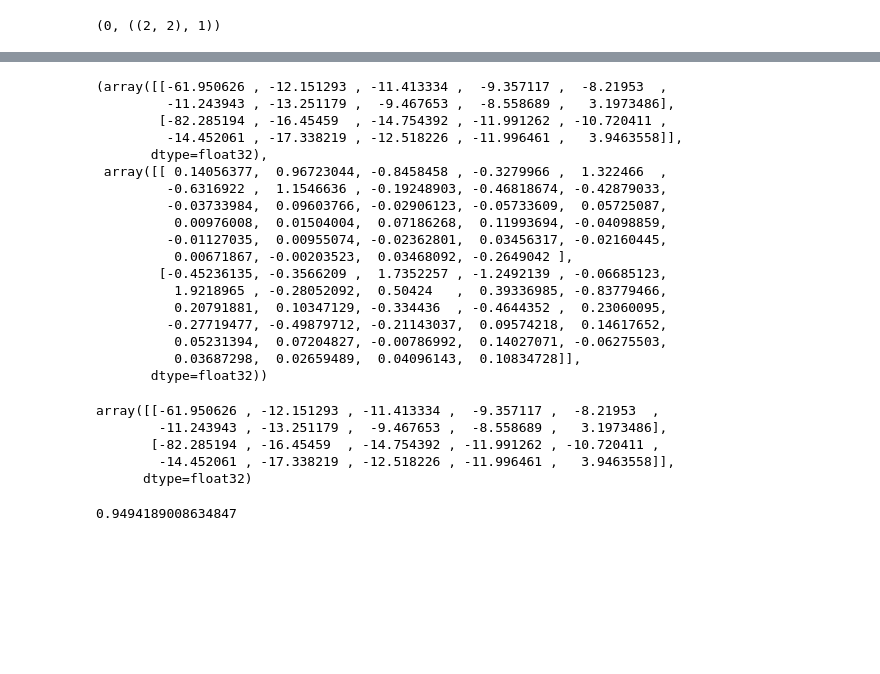
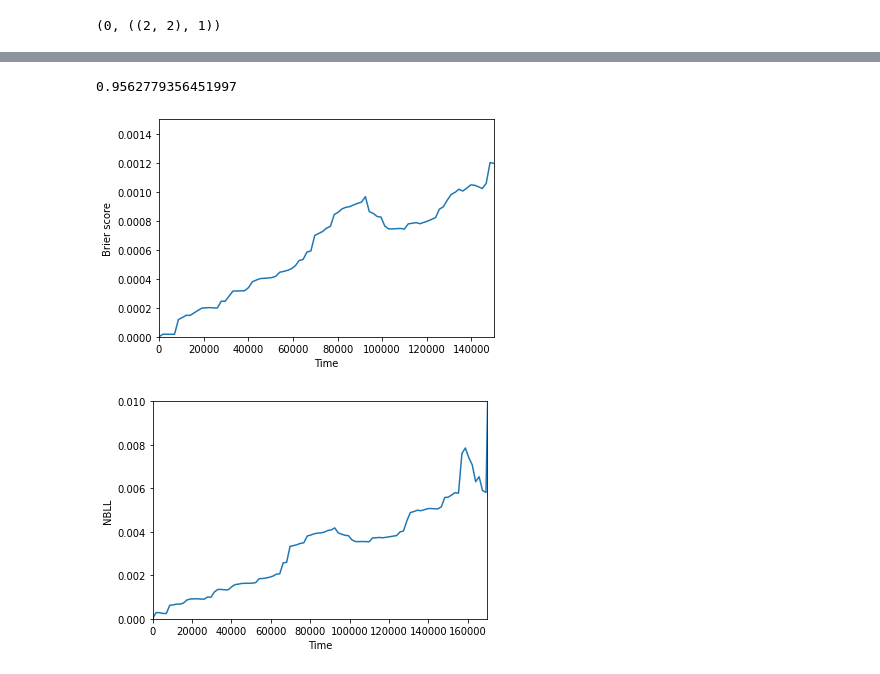
Before and after one commit to munchmuch/ds-blog, a Jupyter notebook: _notebooks/2021-10-24-Survival-analysis-VAE.ipynb, the cells around one changed output, grey strips where cells are left out. Drawn from its saved outputs; the diff is of its cells as text; code cells hidden in the pictures; blank space fills up the shorter version.

```diff
--- a/_notebooks/2021-10-24-Survival-analysis-VAE.ipynb
+++ b/_notebooks/2021-10-24-Survival-analysis-VAE.ipynb
@@ -259,45 +225,24 @@ _ = plt.xlabel('Time')
-# %%
-model.predict_net(X_test_transformed[:2])
-# %% [output]
-(array([[-61.950626 , -12.151293 , -11.413334 ,  -9.357117 ,  -8.21953  ,
-         -11.243943 , -13.251179 ,  -9.467653 ,  -8.558689 ,   3.1973486],
-        [-82.285194 , -16.45459  , -14.754392 , -11.991262 , -10.720411 ,
-         -14.452061 , -17.338219 , -12.518226 , -11.996461 ,   3.9463558]],
-       dtype=float32),
- array([[ 0.14056377,  0.96723044, -0.8458458 , -0.3279966 ,  1.322466  ,
-         -0.6316922 ,  1.1546636 , -0.19248903, -0.46818674, -0.42879033,
-         -0.03733984,  0.09603766, -0.02906123, -0.05733609,  0.05725087,
-          0.00976008,  0.01504004,  0.07186268,  0.11993694, -0.04098859,
-         -0.01127035,  0.00955074, -0.02362801,  0.03456317, -0.02160445,
-          0.00671867, -0.00203523,  0.03468092, -0.2649042 ],
-        [-0.45236135, -0.3566209 ,  1.7352257 , -1.2492139 , -0.06685123,
-          1.9218965 , -0.28052092,  0.50424   ,  0.39336985, -0.83779466,
-          0.20791881,  0.10347129, -0.334436  , -0.4644352 ,  0.23060095,
-         -0.27719477, -0.49879712, -0.21143037,  0.09574218,  0.14617652,
-          0.05231394,  0.07204827, -0.00786992,  0.14027071, -0.06275503,
-          0.03687298,  0.02659489,  0.04096143,  0.10834728]],
-       dtype=float32))
-# %%
-model.predict_net(X_test_transformed[:2], func=lambda x: x[0])
-# %% [output]
-array([[-61.950626 , -12.151293 , -11.413334 ,  -9.357117 ,  -8.21953  ,
-        -11.243943 , -13.251179 ,  -9.467653 ,  -8.558689 ,   3.1973486],
-       [-82.285194 , -16.45459  , -14.754392 , -11.991262 , -10.720411 ,
-        -14.452061 , -17.338219 , -12.518226 , -11.996461 ,   3.9463558]],
-      dtype=float32)
 # %%
-# ev = EvalSurv(surv.astype('float32'), d_test.to_numpy().astype('float32'), y_test.to_numpy().astype('float32'), censor_surv='km')
-ev = EvalSurv(surv.astype('float32'), d_test.to_numpy().astype('float32'), y_test.to_numpy().astype('float32'))
+ev = EvalSurv(surv.astype('float32'), d_test.to_numpy().astype('float32'), y_test.to_numpy().astype('float32'), censor_surv='km')
+ev.concordance_td('antolini')
+# %% [output]
+0.9562779356451997
-# %%
-ev.concordance_td('antolini')
-# %% [output]
-0.9494189008634847
 # %%
-# time_grid = np.linspace(d_test.min(), d_test.max(), 100)
-# ev.brier_score(time_grid).plot()
-# plt.ylabel('Brier score')
-# _ = plt.xlabel('Time')
+#hide
+time_grid = np.linspace(d_test.min(), d_test.max(), 100)
+ev.brier_score(time_grid).plot()
+plt.ylabel('Brier score')
+plt.xlim(0, 150000)
+plt.ylim(0, 0.00150)
+_ = plt.xlabel('Time')
+# %% [output]
+[figure, added]
 # %%
-# ev.nbll(time_grid).plot()
-# plt.ylabel('NBLL')
-# _ = plt.xlabel('Time')
+#hide
+ev.nbll(time_grid).plot()
+plt.ylabel('NBLL')
+plt.xlim(0, 170000)
+plt.ylim(0, 0.01)
+_ = plt.xlabel('Time')
+# %% [output]
+[figure, added]
```
Also changed, not shown: parts of 11 cells of this notebook.
